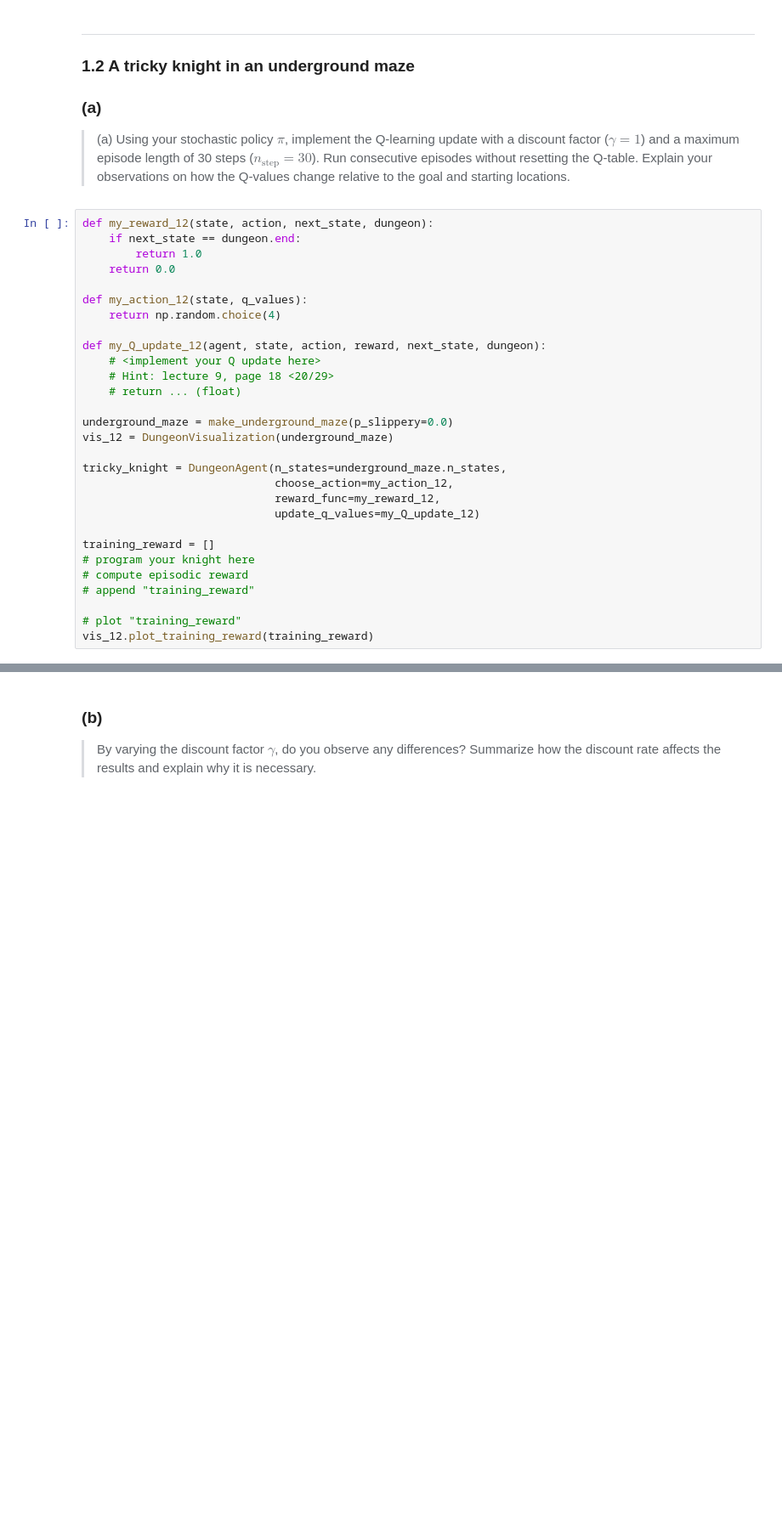
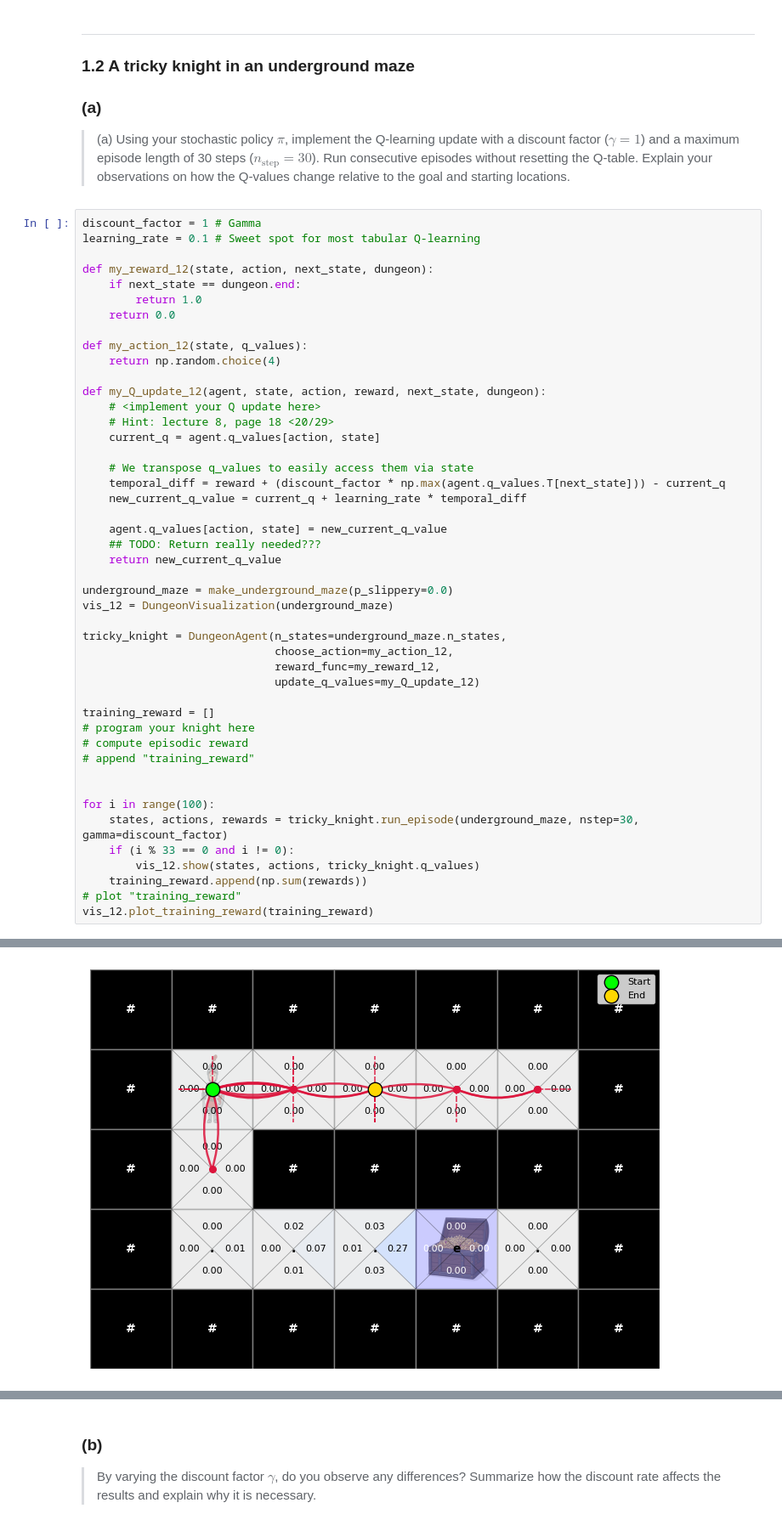
Before and after one commit to OFCLeoS/iml_2026, a Jupyter notebook: homework_2.ipynb, the cells around one changed output, grey strips where cells are left out. Shown at 85% size. Cells and saved outputs as stored; diff of their text form; blank space fills up the shorter version.

```diff
--- a/homework_2.ipynb
+++ b/homework_2.ipynb
@@ -68,6 +75,9 @@ IndentationError: expected an indented block after function definition on line 6
 ### (a)
 > (a) Using your stochastic policy $\pi$, implement the Q-learning update with a discount factor ($\gamma = 1$) and a maximum episode length of 30 steps ($n_{\text{step}} = 30$). Run consecutive episodes without resetting the Q-table. Explain your observations on how the Q-values change relative to the goal and starting locations.
 # %%
+discount_factor = 1 # Gamma
+learning_rate = 0.1 # Sweet spot for most tabular Q-learning
+
 def my_reward_12(state, action, next_state, dungeon):
     if next_state == dungeon.end:
         return 1.0
@@ -78,8 +88,16 @@ def my_action_12(state, q_values):
 
 def my_Q_update_12(agent, state, action, reward, next_state, dungeon):
 	# <implement your Q update here>
-	# Hint: lecture 9, page 18 <20/29>
-	# return ... (float)
+    # Hint: lecture 8, page 18 <20/29>
+    current_q = agent.q_values[action, state]
+
+    # We transpose q_values to easily access them via state
+    temporal_diff = reward + (discount_factor * np.max(agent.q_values.T[next_state])) - current_q
+    new_current_q_value = current_q + learning_rate * temporal_diff
+
+    agent.q_values[action, state] = new_current_q_value
+    ## TODO: Return really needed???
+    return new_current_q_value
 
 underground_maze = make_underground_maze(p_slippery=0.0)
 vis_12 = DungeonVisualization(underground_maze)
@@ -94,6 +112,12 @@ training_reward = []
 # compute episodic reward
 # append "training_reward"
 
+
+for i in range(100):
+    states, actions, rewards = tricky_knight.run_episode(underground_maze, nstep=30, gamma=discount_factor)
+    if (i % 33 == 0 and i != 0):
+        vis_12.show(states, actions, tricky_knight.q_values)
+    training_reward.append(np.sum(rewards))
 # plot "training_reward"
 vis_12.plot_training_reward(training_reward)
 # %% [output]
@@ -100,0 +124 @@ IndentationError: expected an indented block after function definition on line 9
+[figure, added]
```
Also changed, not shown: parts of 10 cells of this notebook.
